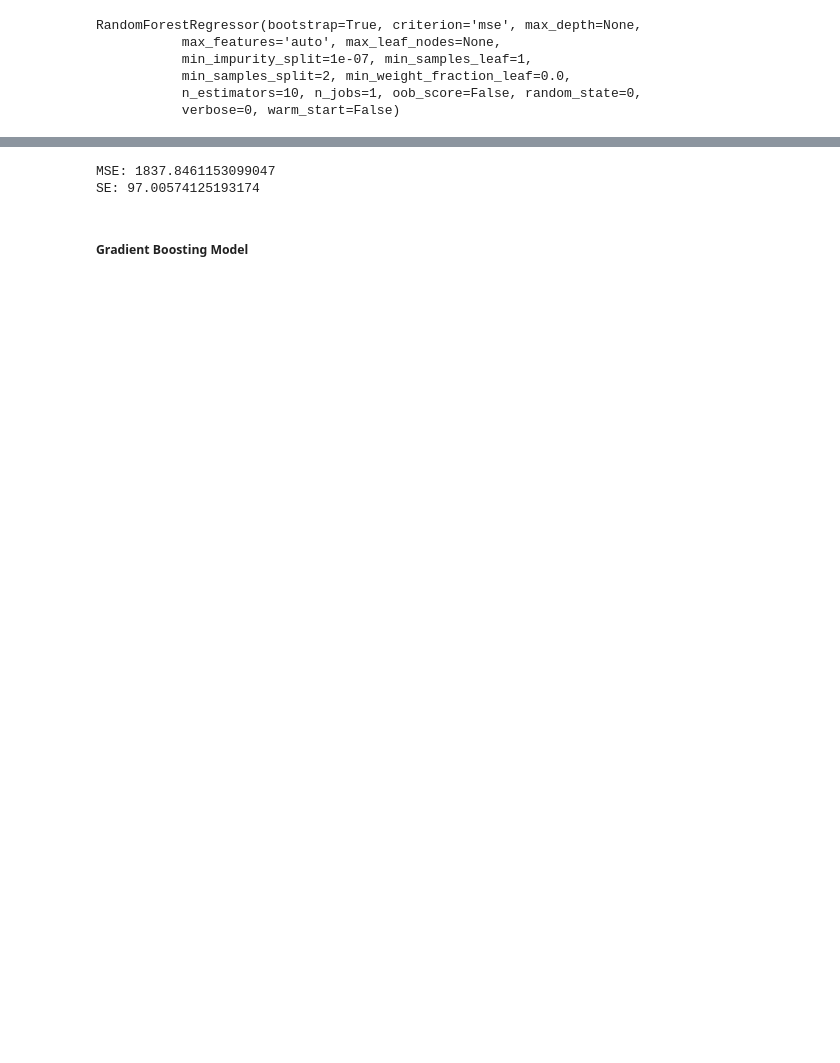
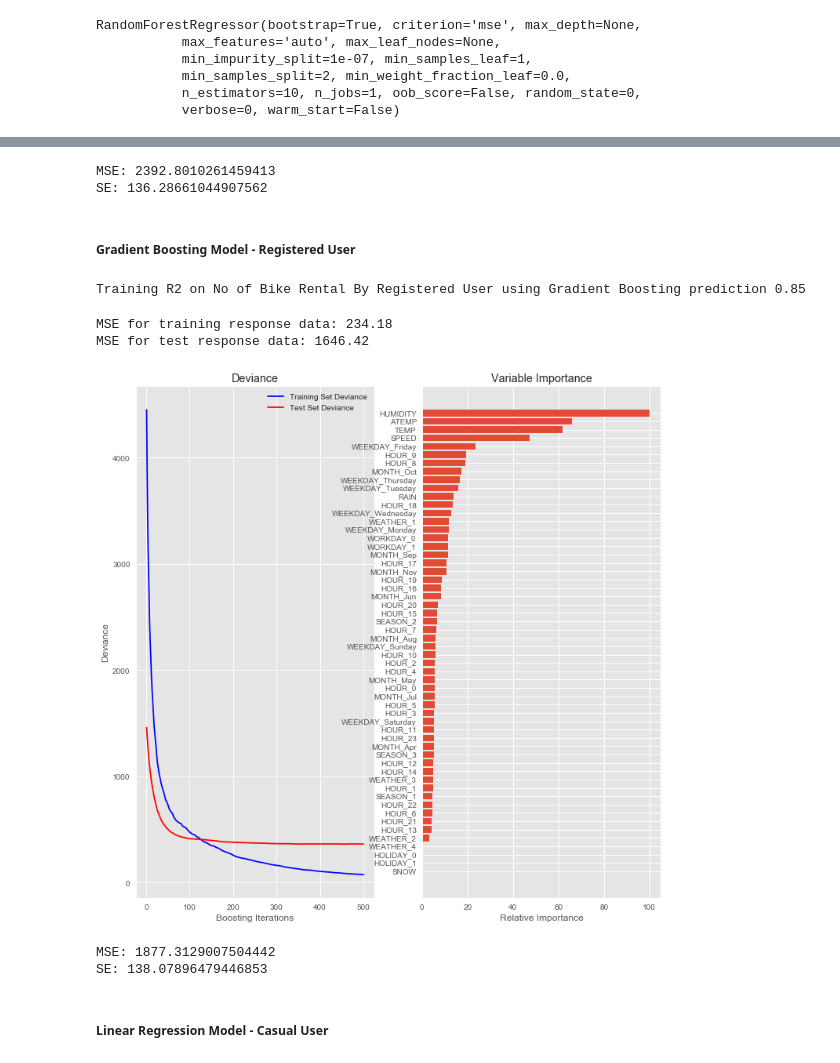
Before and after one commit to msubhabrata3/hubway-trip-analysis, a Jupyter notebook: Hubway-trip.ipynb, the cells around one changed output, grey strips where cells are left out. Saved outputs shown, nothing was run; the diff lists cells and outputs as text; code cells hidden in the pictures; blank space fills up the shorter version.

```diff
--- a/Hubway-trip.ipynb
+++ b/Hubway-trip.ipynb
@@ -910,13 +892,16 @@ plt.title('Feature importance of Random Forest regression on Graduation Rate', f
 # %%
-#Find MSE on Graduation Rate prediction using 5 K-folds
+#Find MSE on number of Bike Rental prediction using 5 K-folds for Registered User
+from sklearn.linear_model import LinearRegression
+from sklearn.model_selection import cross_val_score, KFold
+
 kf = KFold(5, shuffle = True)
-scores = cross_val_score(rf_agrc, X_train, y_train, scoring = 'neg_mean_squared_error', cv = kf)
+scores = cross_val_score(rf_registered, X_train, y_train, scoring = 'neg_mean_squared_error', cv = kf)
 print('MSE: {} \nSE: {}'.format(np.mean(np.abs(scores)), scores.std()))
 # %% [output]
-MSE: 1837.8461153099047
-SE: 97.00574125193174
+MSE: 2392.8010261459413
+SE: 136.28661044907562
 # %% [markdown]
-##### Gradient Boosting Model
+##### Gradient Boosting Model - Registered User
 # %%
 X = dfRental
 y = dfHourlyRental['REGISTERED']
@@ -935,0 +921,51 @@ r2 = r2_score(y_test, gb_agrc.predict(X_test))
+# %%
+registered_score = round(gb_registered.score(X_test, y_test),2)
+
+print('Training R2 on No of Bike Rental By Registered User using Gradient Boosting prediction {}'.format(registered_score))
+# %% [output]
+Training R2 on No of Bike Rental By Registered User using Gradient Boosting prediction 0.85
+# %%
+print('MSE for training response data: {:.2f}'.format(np.mean((gb_registered.predict(X_train) - y_train) **2)))
+print('MSE for test response data: {:.2f}'.format(np.mean((gb_registered.predict(X_test) - y_test) ** 2)))
+# %% [output]
+MSE for training response data: 234.18
+MSE for test response data: 1646.42
+# %%
+test_score = np.zeros((params['n_estimators'],), dtype=np.float64)
+
+for i, y_pred in enumerate(gb_registered.staged_predict(X_test)):
+    test_score[i] = gb_registered.loss_(y_test, y_pred)
+
+plt.figure(figsize=(12, 12))
+plt.subplot(1, 2, 1)
+plt.title('Deviance')
+plt.plot(np.arange(params['n_estimators']) + 1, gb_registered.train_score_, 'b-',
+         label='Training Set Deviance')
+plt.plot(np.arange(params['n_estimators']) + 1, test_score, 'r-',
+         label='Test Set Deviance')
+plt.legend(loc='upper right')
+plt.xlabel('Boosting Iterations')
+plt.ylabel('Deviance')
+
+feature_importance = gb_registered.feature_importances_
+feature_importance = 100.0 * (feature_importance / feature_importance.max())
+sorted_idx = np.argsort(feature_importance)
+pos = np.arange(sorted_idx.shape[0]) + .5
+plt.subplot(1, 2, 2)
+plt.barh(pos, feature_importance[sorted_idx], align='center')
+plt.yticks(pos, X.columns[sorted_idx])
+plt.xlabel('Relative Importance')
+plt.title('Variable Importance')
+plt.show()
+# %% [output]
+[figure, added]
+# %%
+#Find MSE on No Of Bike Rental prediction using 5 K-folds for Registered User
+kf = KFold(5, shuffle = True)
+scores = cross_val_score(gb_registered, X_train, y_train, scoring = 'neg_mean_squared_error', cv = kf)
+print('MSE: {} \nSE: {}'.format(np.mean(np.abs(scores)), scores.std()))
+# %% [output]
+MSE: 1877.3129007504442
+SE: 138.07896479446853
+# %% [markdown]
+##### Linear Regression Model - Casual User
```
Also changed, not shown: parts of 41 cells of this notebook.
